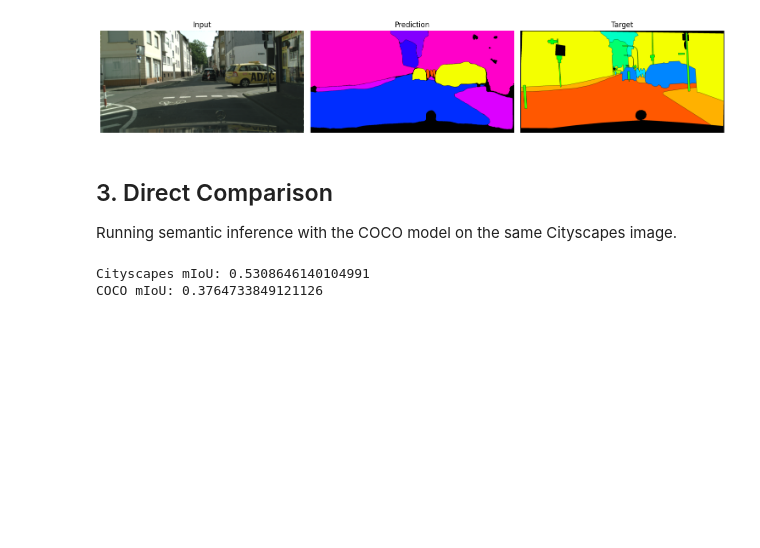
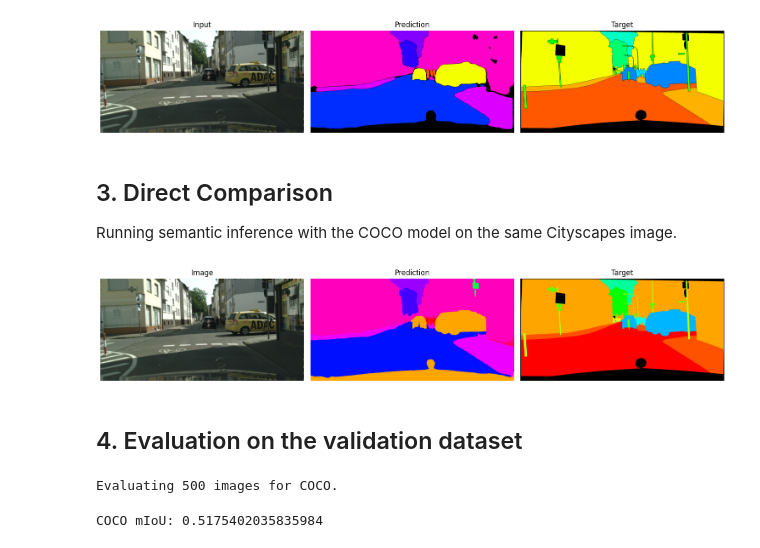
Before and after one commit to timmfy/MaskArchitectureAnomaly_CourseProject, a Jupyter notebook: step4.ipynb, the cells around one changed output. Drawn from its saved outputs; the diff is of its cells as text; code cells hidden in the pictures; blank space fills up the shorter version.

Commit message:
feat: separate config for the finetuning coco

```diff
--- a/step4.ipynb
+++ b/step4.ipynb
@@ -71,12 +70,24 @@ Loaded weights from eomt/weights/eomt_coco.bin
 # %% [markdown]
 ## 3. Direct Comparison
 Running semantic inference with the COCO model on the same Cityscapes image.
+# %%
+img, target = data_coco.val_dataloader().dataset[img_idx]
+sem_pred, sem_target = eomt_inference.infer_semantic(model_coco, img, target, device, data_coco.img_size, IGNORE_INDEX)
+eomt_inference.plot_semantic_results(img, sem_pred, sem_target, IGNORE_INDEX)
+# %% [output]
+[figure, added]
 # %%
 cs_mIoU, cs_ious = eomt_inference.evaluate_semantic(model_cs, data_cs.val_dataloader(), device, data_cs.img_size, num_classes=19, ignore_index=255, is_coco=False, limit=2)
 coco_mIoU, coco_ious = eomt_inference.evaluate_semantic(model_coco, data_coco.val_dataloader(), device, data_coco.img_size, num_classes=19, ignore_index=255, is_coco=True, limit=2)
-# %%
-print(f"Cityscapes mIoU: {cs_mIoU}")
-print(f"COCO mIoU: {coco_mIoU}")
-# %% [output]
-Cityscapes mIoU: 0.5308646140104991
-COCO mIoU: 0.3764733849121126
+# %% [markdown]
+## 4. Evaluation on the validation dataset
+# %%
+num_images = len(data_coco.val_dataloader())
+print(f"Evaluating {num_images} images for COCO.")
+coco_mIoU, coco_ious = eomt_inference.evaluate_semantic(model_coco, data_coco.val_dataloader(), device, data_coco.img_size, num_classes=19, ignore_index=255, is_coco=True, limit=num_images)
+# %% [output]
+Evaluating 500 images for COCO.
+# %%
+print(f"COCO-pretrained EoMT mIoU: {coco_mIoU}")
+# %% [output]
+COCO mIoU: 0.5175402035835984
```
Also changed, not shown: parts of 1 cell of this notebook, 2 other files.
